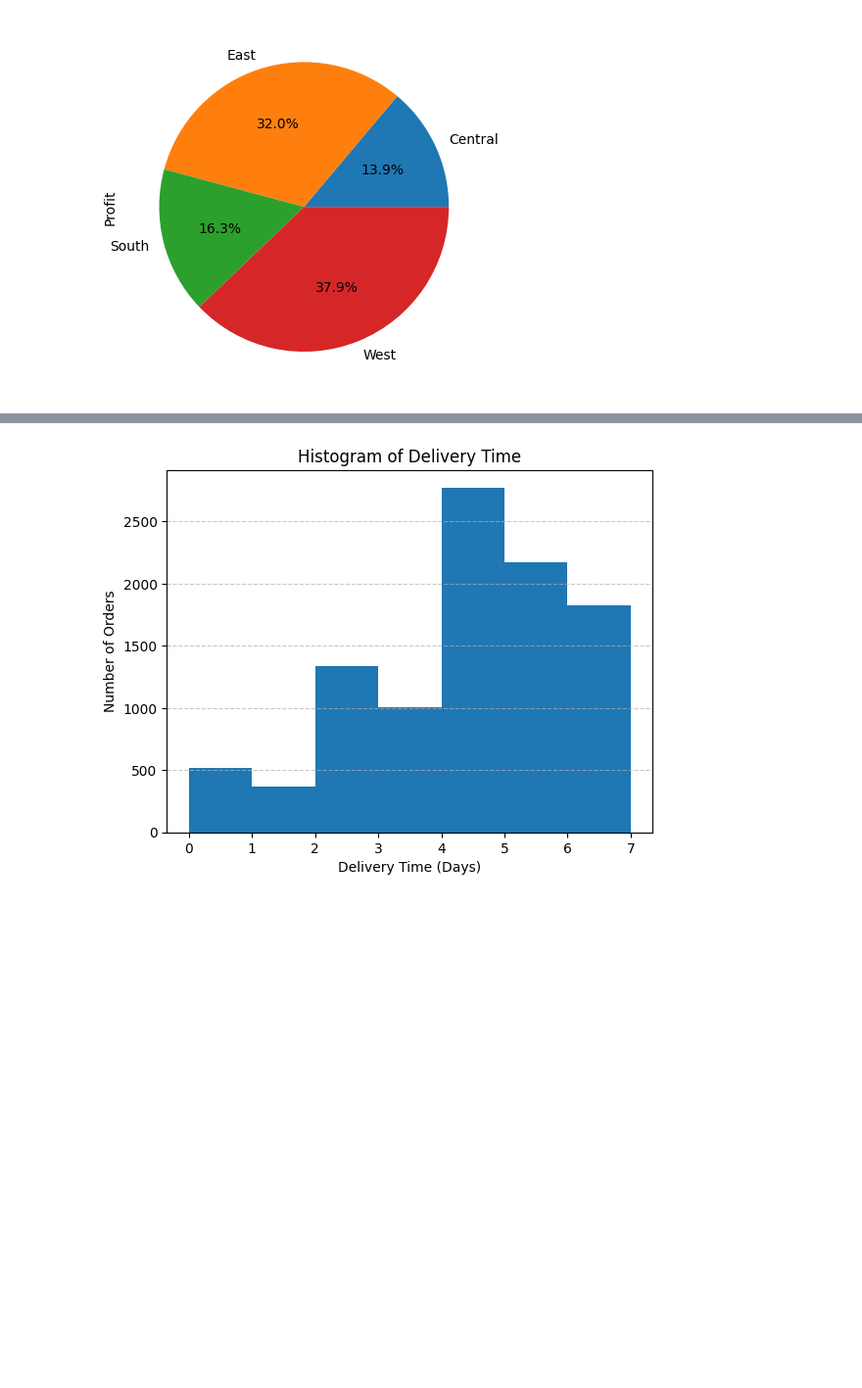
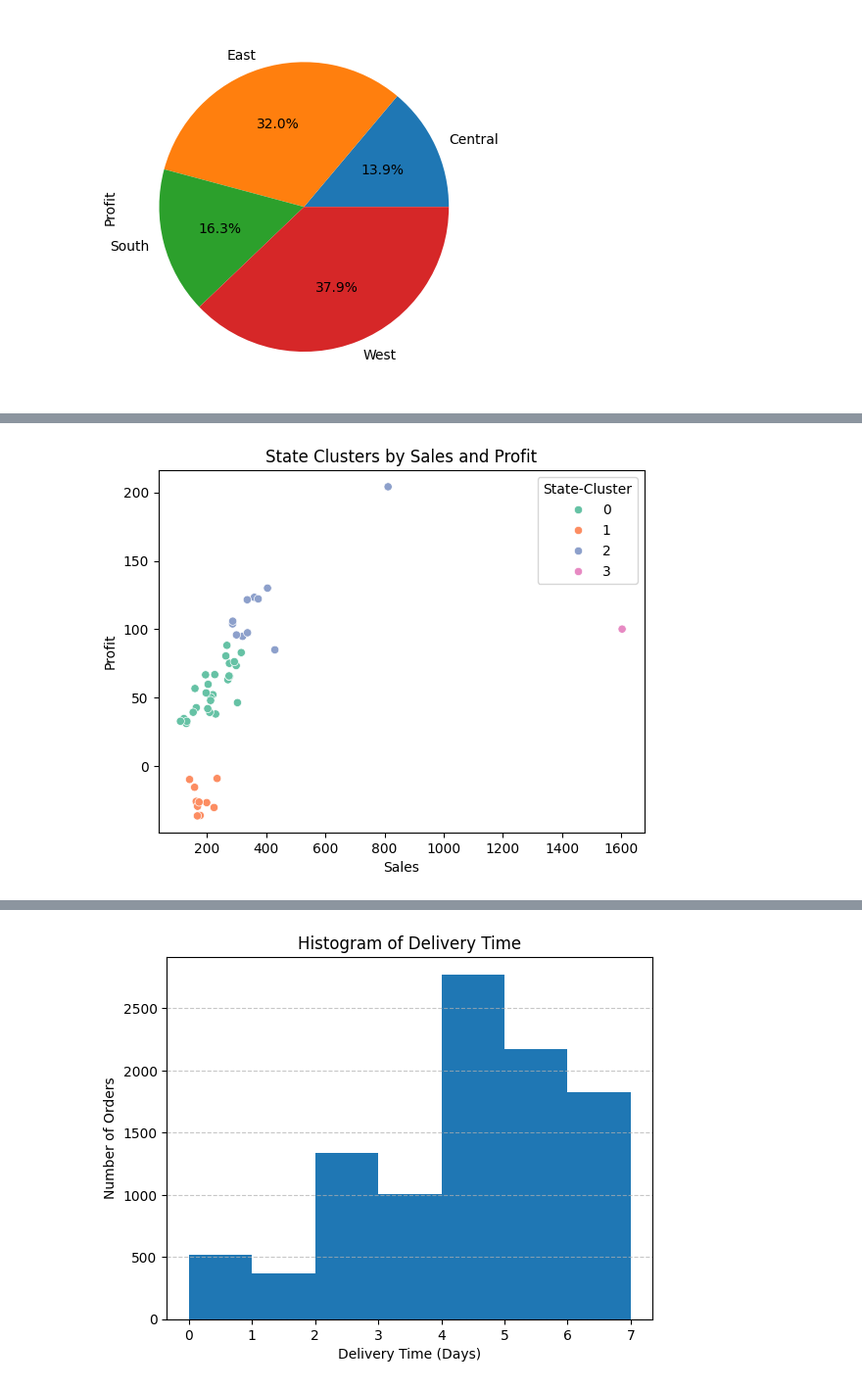
Before and after one commit to KyleNicholls19/StoreDataAnalysis, a Jupyter notebook: StoreAnalysis.ipynb, the cells around one changed output, grey strips where cells are left out. Shown at 98% size. Cells and saved outputs as stored; diff of their text form; code cells hidden in the pictures; blank space fills up the shorter version.

```diff
--- a/StoreAnalysis.ipynb
+++ b/StoreAnalysis.ipynb
@@ -267,0 +291,12 @@ df.groupby("Region")["Profit"].sum().plot(kind='pie', autopct='%1.1f%%')
+# %%
+# Since 4 appears to be the approximate elbow point, we choose k=4
+
+# Assign each state to one of 4 clusters
+kmeans = KMeans(n_clusters=4, random_state=42)
+state_data["State-Cluster"] = kmeans.fit_predict(scaled_data)
+
+sns.scatterplot(data=state_data, x="Sales", y="Profit", hue="State-Cluster", palette="Set2")
+plt.title("State Clusters by Sales and Profit")
+plt.show()
+# %% [output]
+[figure, added]
```
Also changed, not shown: parts of 4 cells of this notebook.
